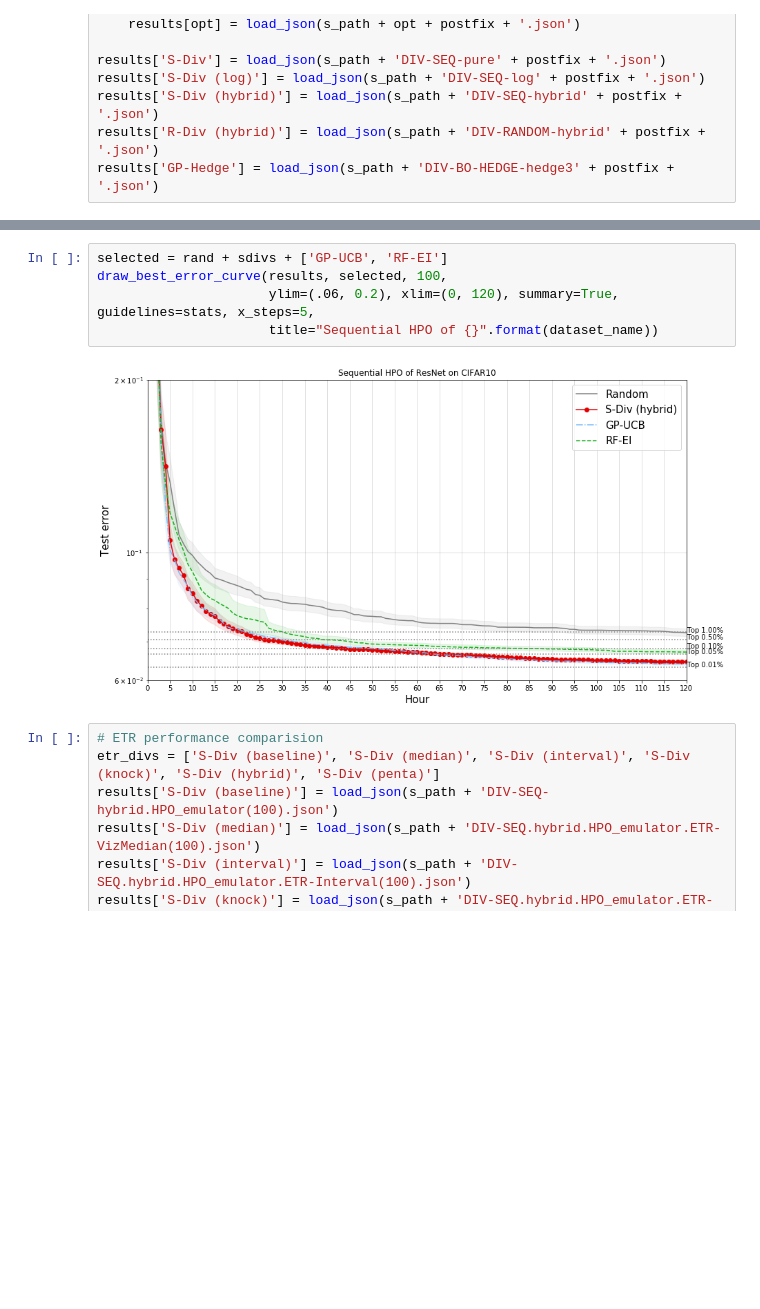
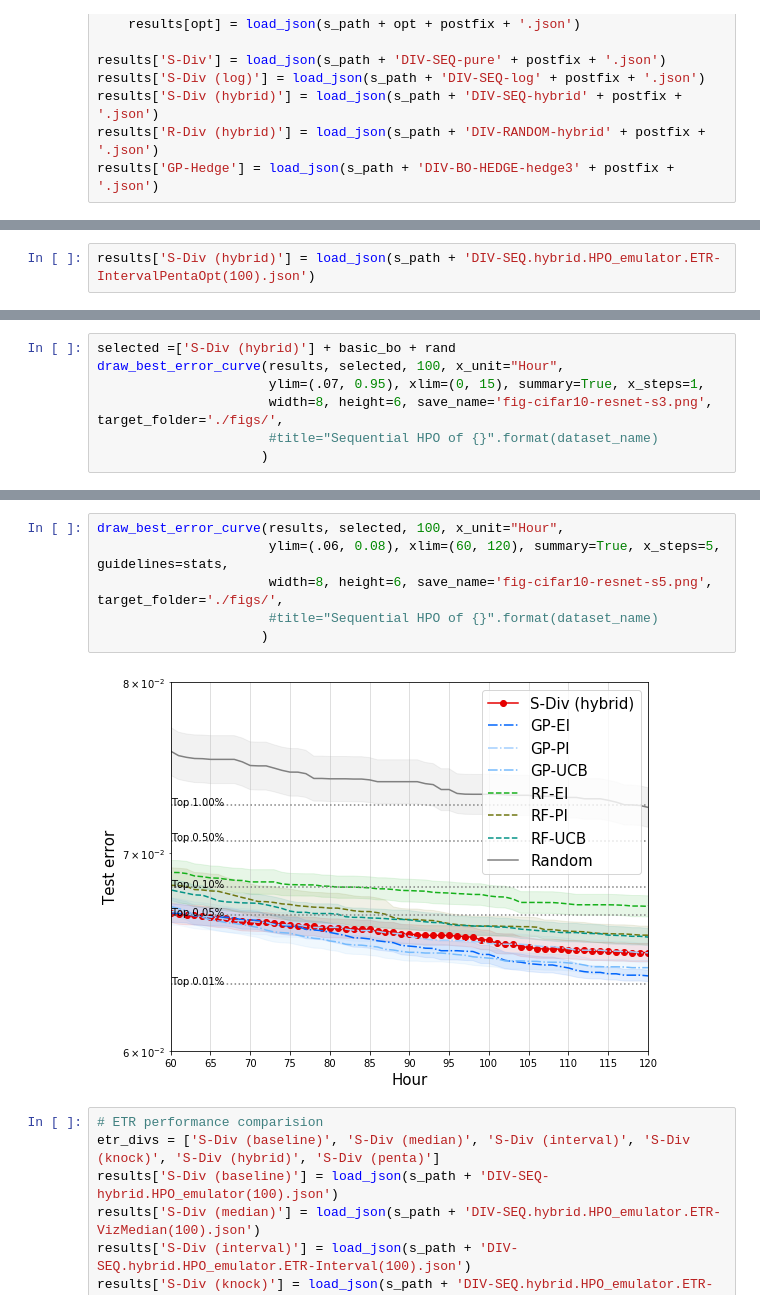
Before and after one commit to yongjinkim49/ecml, a Jupyter notebook: results/[ICML19] CIFAR10-ResNet performance evaluation.ipynb, the cells around one changed output, grey strips where cells are left out. Saved outputs shown, nothing was run; the diff lists cells and outputs as text; blank space fills up the shorter version.

```diff
--- a/results/[ICML19] CIFAR10-ResNet performance evaluation.ipynb
+++ b/results/[ICML19] CIFAR10-ResNet performance evaluation.ipynb
@@ -70,3 +71,5 @@ draw_success_rate_fig(results, s['accuracy'], 24*5 +1, step_size=5,
+# %%
+results['S-Div (hybrid)'] = load_json(s_path + 'DIV-SEQ.hybrid.HPO_emulator.ETR-IntervalPentaOpt(100).json')
 # %%
 divs = ['S-Div', 'S-Div (log)', 'S-Div (hybrid)']
 draw_success_rate_fig(results, s['accuracy'], 24*5 +1,
@@ -78,0 +82,7 @@ draw_success_rate_fig(results, s['accuracy'], 24*5 +1,
+# %%
+selected =['S-Div (hybrid)'] + basic_bo + rand
+draw_best_error_curve(results, selected, 100, x_unit="Hour",
+                      ylim=(.07, 0.95), xlim=(0, 15), summary=True, x_steps=1,
+                      width=8, height=6, save_name='fig-cifar10-resnet-s3.png', target_folder='./figs/',
+                      #title="Sequential HPO of {}".format(dataset_name)
+                     )
@@ -79,10 +99,11 @@ draw_success_rate_fig(results, s['accuracy'], 24*5 +1,
 # %%
-selected = rand + sdivs + ['GP-UCB', 'RF-EI']
-draw_best_error_curve(results, selected, 100,
-                      ylim=(.06, 0.2), xlim=(0, 120), summary=True, guidelines=stats, x_steps=5,
-                      title="Sequential HPO of {}".format(dataset_name))
+draw_best_error_curve(results, selected, 100, x_unit="Hour",
+                      ylim=(.06, 0.08), xlim=(60, 120), summary=True, x_steps=5,  guidelines=stats,
+                      width=8, height=6, save_name='fig-cifar10-resnet-s5.png', target_folder='./figs/',
+                      #title="Sequential HPO of {}".format(dataset_name)
+                     )
 # %% [output]
-[figure, old version]
+[figure, new version]
 # %%
 # ETR performance comparision
 etr_divs = ['S-Div (baseline)', 'S-Div (median)', 'S-Div (interval)', 'S-Div (knock)', 'S-Div (hybrid)', 'S-Div (penta)']
```
Also changed, not shown: parts of 6 cells of this notebook, 11 other files.
